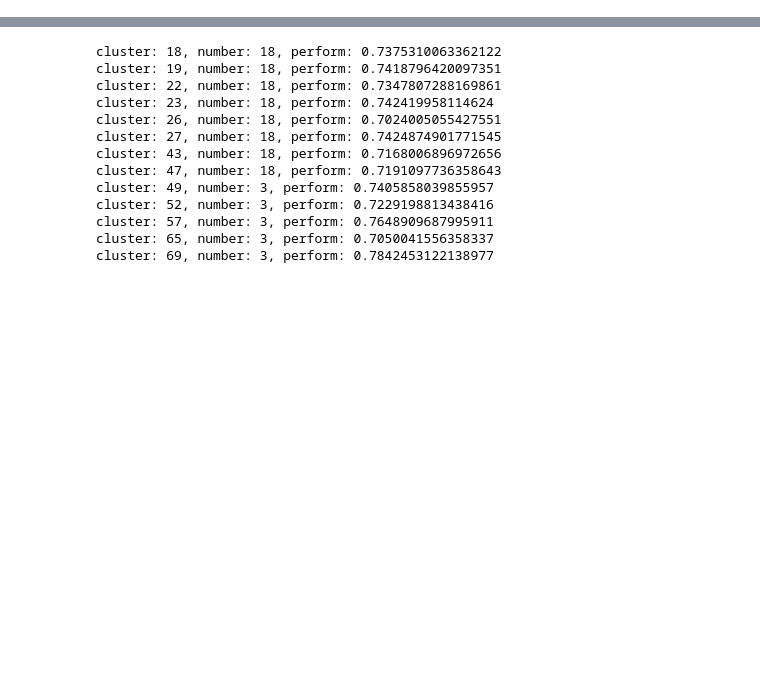
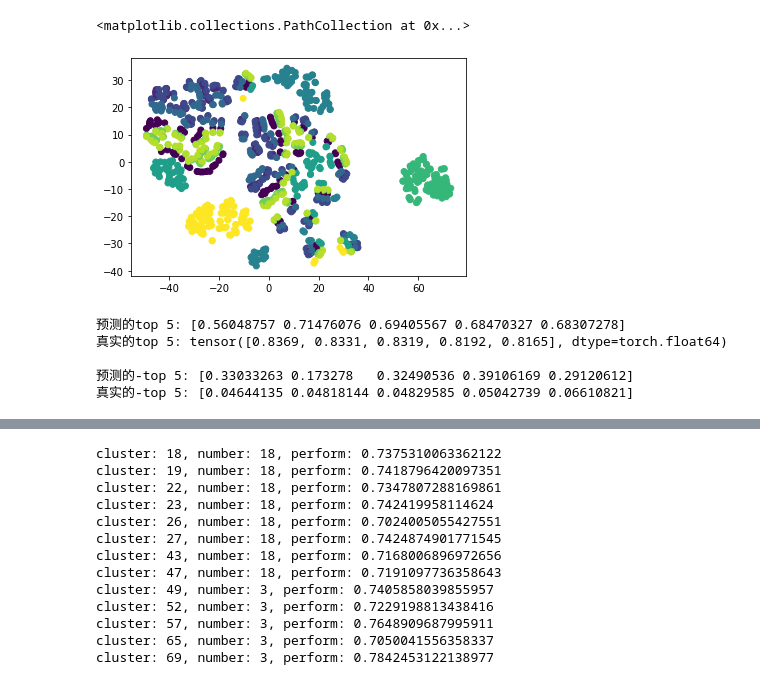
Before and after one commit to Minqi824/ADGym, a Jupyter notebook: result_analysis.ipynb, the cells around one changed output, grey strips where cells are left out. Cells and saved outputs as stored; diff of their text form; code cells hidden in the pictures; blank space fills up the shorter version.

```diff
--- a/result_analysis.ipynb
+++ b/result_analysis.ipynb
@@ -124 +144,26 @@ result.shape
+# %%
+# # 针对全部数据集的平均表现
+# X = torch.from_numpy(components_df_index.values).float()
+# y = torch.from_numpy(result.iloc[:, 1:].apply(np.mean, axis=1).values).float()
+
+# meta-feature (from metaod) + network architecture embedding
+X_meta_features, X_components, y, dataset_idx = [], [], [], []
+for i in range(result.shape[0]):
+    for j in range(1, result.shape[1]):
+        meta_features = np.load('datasets/meta-features/'+'meta-features-'+result.columns[j]+'-'+str(la)+'-'+str(42)+'.npz')
+
+        X_meta_features.append(meta_features['data'])
+        X_components.append(components_df_index.values[i, :])
+        y.append(result.iloc[i, j])
+        dataset_idx.append(j)
+
+# fill nan value in meta-features
+X_meta_features = pd.DataFrame(np.stack(X_meta_features)).fillna(0).values
+# min-max scaling for meta-features
+scaler_meta_features = MinMaxScaler().fit(X_meta_features)
+X_meta_features = scaler_meta_features.transform(X_meta_features)
+# to tensor
+X_meta_features = torch.from_numpy(X_meta_features).float()
+X_components = torch.from_numpy(np.stack(X_components)).float()
+y = torch.from_numpy(np.array(y)).float()
 # %%
@@ -164,5 +216,10 @@ plt.plot(loss_epoch)
 # %%
 with torch.no_grad():
-    embedding, pred = model(X)
+    embedding, pred = model(X_meta_features, X_components)
 embedding_tsne = TSNE(n_components=2, random_state=42).fit_transform(embedding)
-# embedding_tsne = PCA(n_components=2, random_state=42).fit_transform(embedding)
+
+# visualization
+plt.scatter(embedding_tsne[:, 0], embedding_tsne[:, 1], c=dataset_idx)
+# %% [output]
+<matplotlib.collections.PathCollection at 0x...>
+[figure, added]
@@ -168,0 +235,15 @@ embedding_tsne = TSNE(n_components=2, random_state=42).fit_transform(embedding)
+# %%
+with torch.no_grad():
+    _, pred = model(meta_features=X_test_meta_features, components=X_test_components)
+
+print(f'预测的top 5: {ground_truth[torch.topk(pred.squeeze(), 5).indices]}')
+print(f'真实的top 5: {torch.topk(torch.tensor(ground_truth), 5).values}\n')
+
+print(f'预测的-top 5: {ground_truth[torch.topk(-pred.squeeze(), 5).indices]}')
+print(f'真实的-top 5: {ground_truth[torch.topk(torch.tensor(-ground_truth), 5).indices]}')
+# %% [output]
+预测的top 5: [0.56048757 0.71476076 0.69405567 0.68470327 0.68307278]
+真实的top 5: tensor([0.8369, 0.8331, 0.8319, 0.8192, 0.8165], dtype=torch.float64)
+
+预测的-top 5: [0.33033263 0.173278   0.32490536 0.39106169 0.29120612]
+真实的-top 5: [0.04644135 0.04818144 0.04829585 0.05042739 0.06610821]
```
Also changed, not shown: parts of 18 cells of this notebook, 1 other file.
